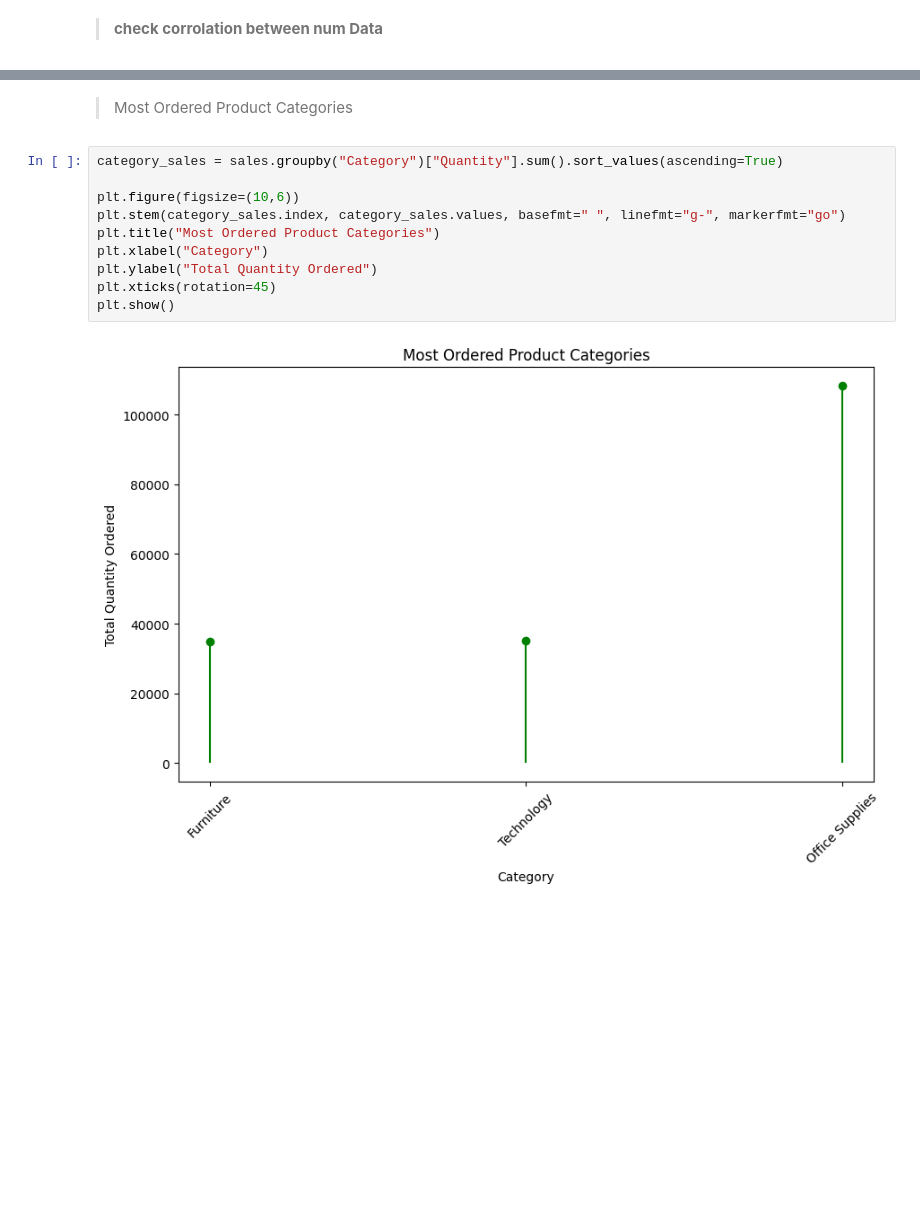
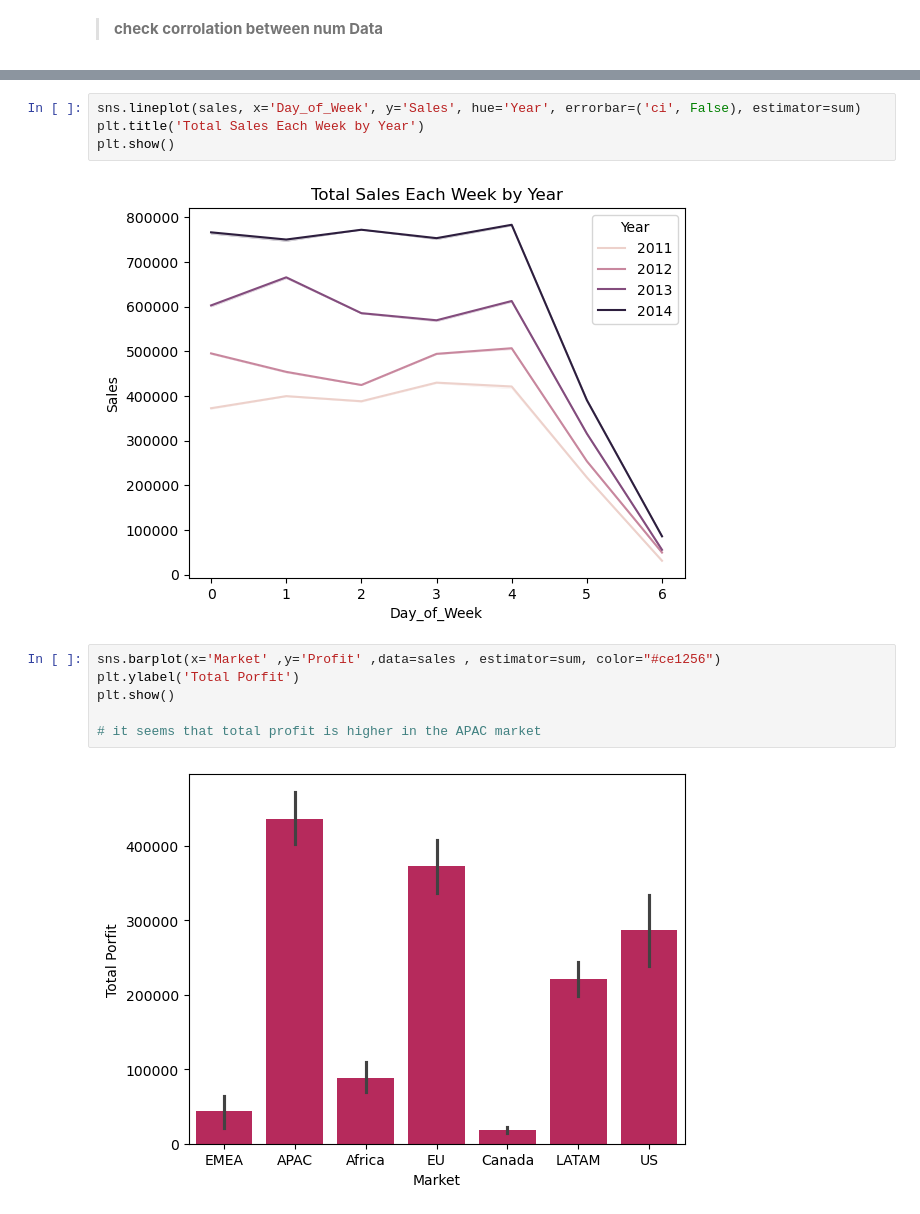
Before and after one commit to MohamedElbadawy1/Sales-and-Demand-Forecasting, a Jupyter notebook: SalesForecasting.ipynb, the cells around one changed output, grey strips where cells are left out. Drawn from its saved outputs; the diff is of its cells as text; blank space fills up the shorter version.

```diff
--- a/SalesForecasting.ipynb
+++ b/SalesForecasting.ipynb
@@ -1124,14 +917,14 @@ plt.show()
-# %% [markdown]
-> Most Ordered Product Categories
-# %%
-category_sales = sales.groupby("Category")["Quantity"].sum().sort_values(ascending=True)
-
-plt.figure(figsize=(10,6))
-plt.stem(category_sales.index, category_sales.values, basefmt=" ", linefmt="g-", markerfmt="go")
-plt.title("Most Ordered Product Categories")
-plt.xlabel("Category")
-plt.ylabel("Total Quantity Ordered")
-plt.xticks(rotation=45)
-plt.show()
-# %% [output]
-[figure, removed]
+# %%
+sns.lineplot(sales, x='Day_of_Week', y='Sales', hue='Year', errorbar=('ci', False), estimator=sum)
+plt.title('Total Sales Each Week by Year')
+plt.show()
+# %% [output]
+[figure, added]
+# %%
+sns.barplot(x='Market' ,y='Profit' ,data=sales , estimator=sum, color="#ce1256")
+plt.ylabel('Total Porfit')
+plt.show()
+
+# it seems that total profit is higher in the APAC market
+# %% [output]
+[figure, added]
```
Also changed, not shown: parts of 66 cells of this notebook.
